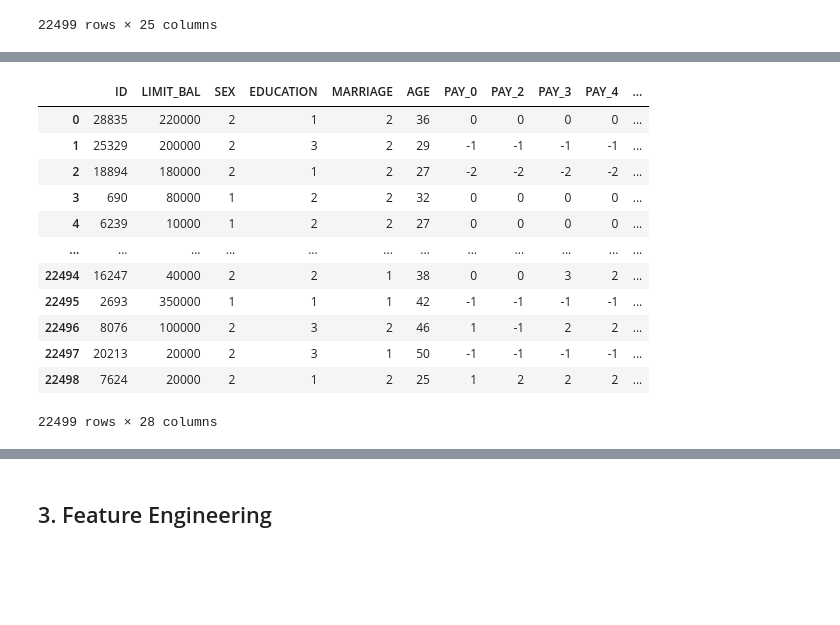
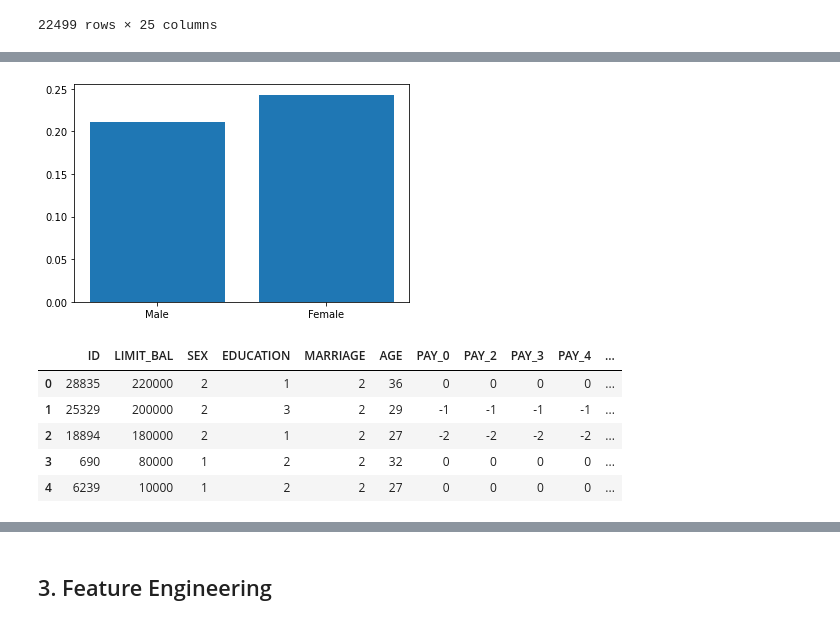
Before and after one commit to carlosiruiz/Bakeoff2, a Jupyter notebook: ignacio-classification-bakeoff-template.ipynb, the cells around one changed output, grey strips where cells are left out. Drawn from its saved outputs; the diff is of its cells as text; code cells hidden in the pictures; blank space fills up the shorter version.

```diff
--- a/ignacio-classification-bakeoff-template.ipynb
+++ b/ignacio-classification-bakeoff-template.ipynb
@@ -124,0 +173,6 @@ df
+# %%
+# Let's re-classify marriage status = 0 as other (3)
+df.MARRIAGE = df.MARRIAGE.apply(lambda x: 3 if x==0 else x)
+# %%
+# Re-classifying all non-married persons as single
+df.MARRIAGE = df.MARRIAGE.apply(lambda x: 2 if x==3 else x)
@@ -125,3 +215,14 @@ df
+# %%
+# Visualizing default rates by sex
+x = df['SEX'].unique()
+y = [(df.groupby(['SEX']).Y.sum()[1]/len(df[df.SEX==1]['SEX'])),
+     (df.groupby(['SEX']).Y.sum()[2]/len(df[df.SEX==2]['SEX']))]
+
+plt.bar(x, y)
+plt.xticks(ticks = np.arange(1 ,3, 1), labels = ['Male', 'Female'])
+plt.show()
+# %% [output]
+[figure, added]
 # %%
 total=[]
 for i in range(len(df)):
@@ -141,18 +242,11 @@ for i in range(len(df)):
 
 df['PAY_AV']=total
 # %%
-df
+df.head()
 # %% [output]
 |  | ID | LIMIT_BAL | SEX | EDUCATION | MARRIAGE | AGE | PAY_0 | PAY_2 | PAY_3 | PAY_4 | ... |
 | 0 | 28835 | 220000 | 2 | 1 | 2 | 36 | 0 | 0 | 0 | 0 | ... |
 | 1 | 25329 | 200000 | 2 | 3 | 2 | 29 | -1 | -1 | -1 | -1 | ... |
 | 2 | 18894 | 180000 | 2 | 1 | 2 | 27 | -2 | -2 | -2 | -2 | ... |
 | 3 | 690 | 80000 | 1 | 2 | 2 | 32 | 0 | 0 | 0 | 0 | ... |
 | 4 | 6239 | 10000 | 1 | 2 | 2 | 27 | 0 | 0 | 0 | 0 | ... |
-| ... | ... | ... | ... | ... | ... | ... | ... | ... | ... | ... | ... |
-| 22494 | 16247 | 40000 | 2 | 2 | 1 | 38 | 0 | 0 | 3 | 2 | ... |
-| 22495 | 2693 | 350000 | 1 | 1 | 1 | 42 | -1 | -1 | -1 | -1 | ... |
-| 22496 | 8076 | 100000 | 2 | 3 | 2 | 46 | 1 | -1 | 2 | 2 | ... |
-| 22497 | 20213 | 20000 | 2 | 3 | 1 | 50 | -1 | -1 | -1 | -1 | ... |
-| 22498 | 7624 | 20000 | 2 | 1 | 2 | 25 | 1 | 2 | 2 | 2 | ... |
-22499 rows × 28 columns
```
Also changed, not shown: parts of 24 cells of this notebook, 1 other file.
